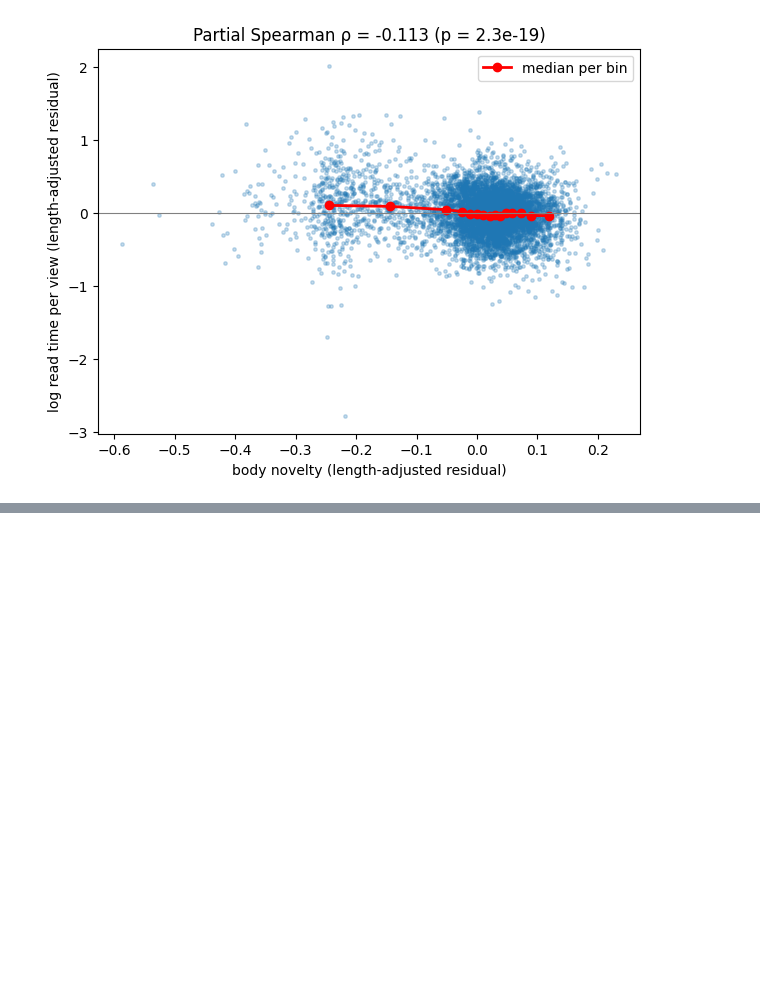
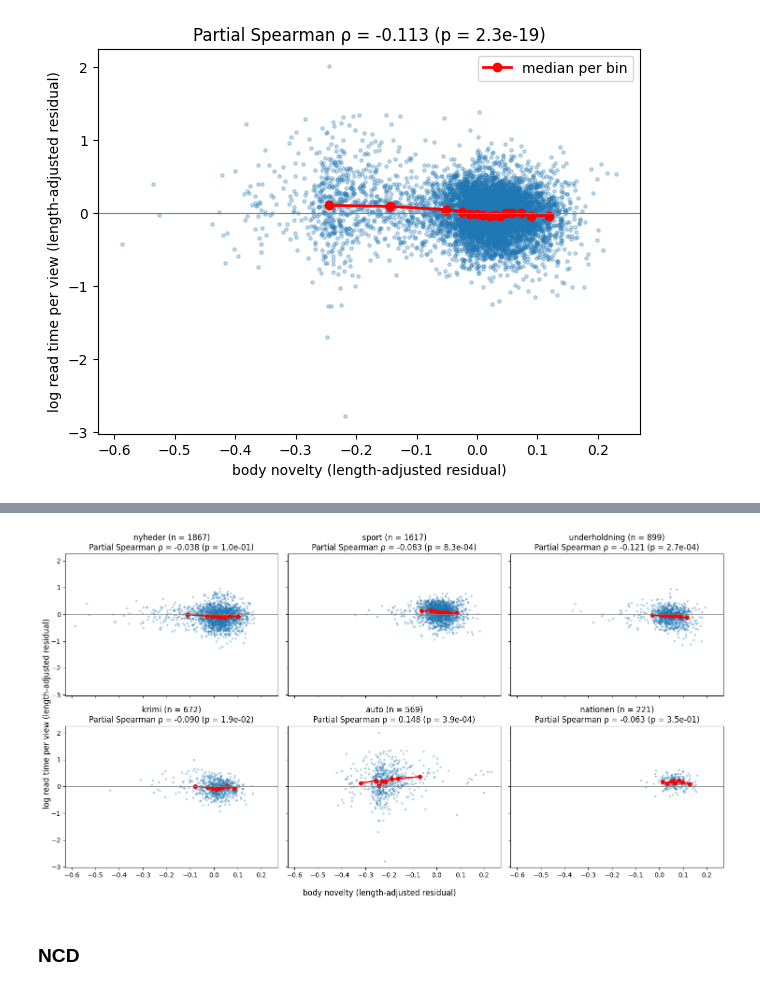
Before and after one commit to AlessiaSerra/Clickbait-Detection, a Jupyter notebook: NewsVisitsAnalysis.ipynb, the cells around one changed output, grey strips where cells are left out. Cells and saved outputs as stored; diff of their text form; code cells hidden in the pictures; blank space fills up the shorter version.

```diff
--- a/NewsVisitsAnalysis.ipynb
+++ b/NewsVisitsAnalysis.ipynb
@@ -367,0 +448,32 @@ plt.show()
+# %%
+big = df["category_str"].value_counts()
+big = big[big >= 200].index
+d = df[df["novelty_adj"].notna()]
+
+ncols = 3
+nrows = int(np.ceil(len(big) / ncols))
+fig, axes = plt.subplots(nrows, ncols, figsize=(5 * ncols, 4 * nrows), sharex=True, sharey=True)
+axes = axes.flatten()
+
+for ax, cat in zip(axes, big):
+    g = d[d["category_str"] == cat]
+    ax.scatter(g["novelty_adj"], g["read_adj"], s=6, alpha=0.25)
+
+    med = g.groupby(pd.qcut(g["novelty_adj"], 8, duplicates="drop"), observed=True)[["novelty_adj", "read_adj"]].median()
+    ax.plot(med["novelty_adj"], med["read_adj"], color="red", lw=2, marker="o")
+
+    rho, p = stats.spearmanr(g["novelty_adj"], g["read_adj"])
+    ax.axhline(0, color="gray", lw=0.8)
+    ax.set_title(f"{cat} (n = {len(g)})\nPartial Spearman ρ = {rho:.3f} (p = {p:.1e})")
+
+for ax in axes[len(big):]:      # hide unused panels
+    ax.set_visible(False)
+
+fig.supxlabel("body novelty (length-adjusted residual)")
+fig.supylabel("log read time per view (length-adjusted residual)")
+plt.tight_layout()
+plt.show()
+# %% [output]
+[figure, added]
+# %% [markdown]
+### NCD
```
Also changed, not shown: parts of 40 cells of this notebook, 1 other file.
